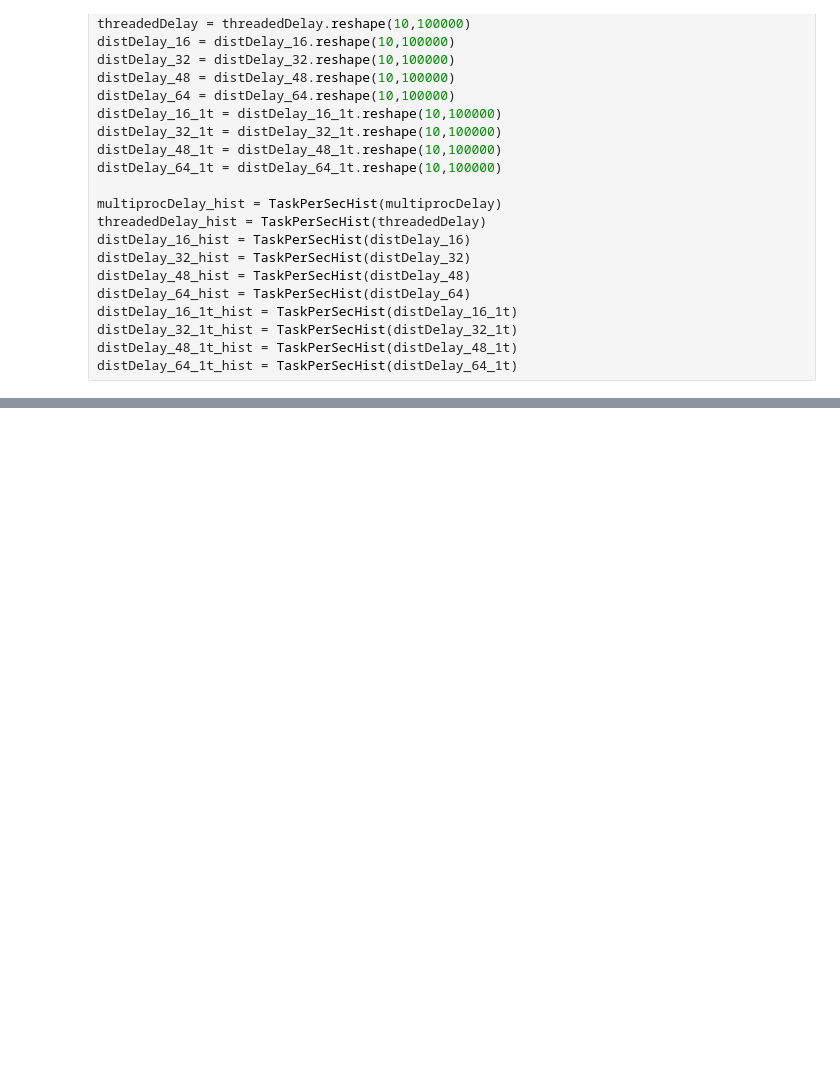
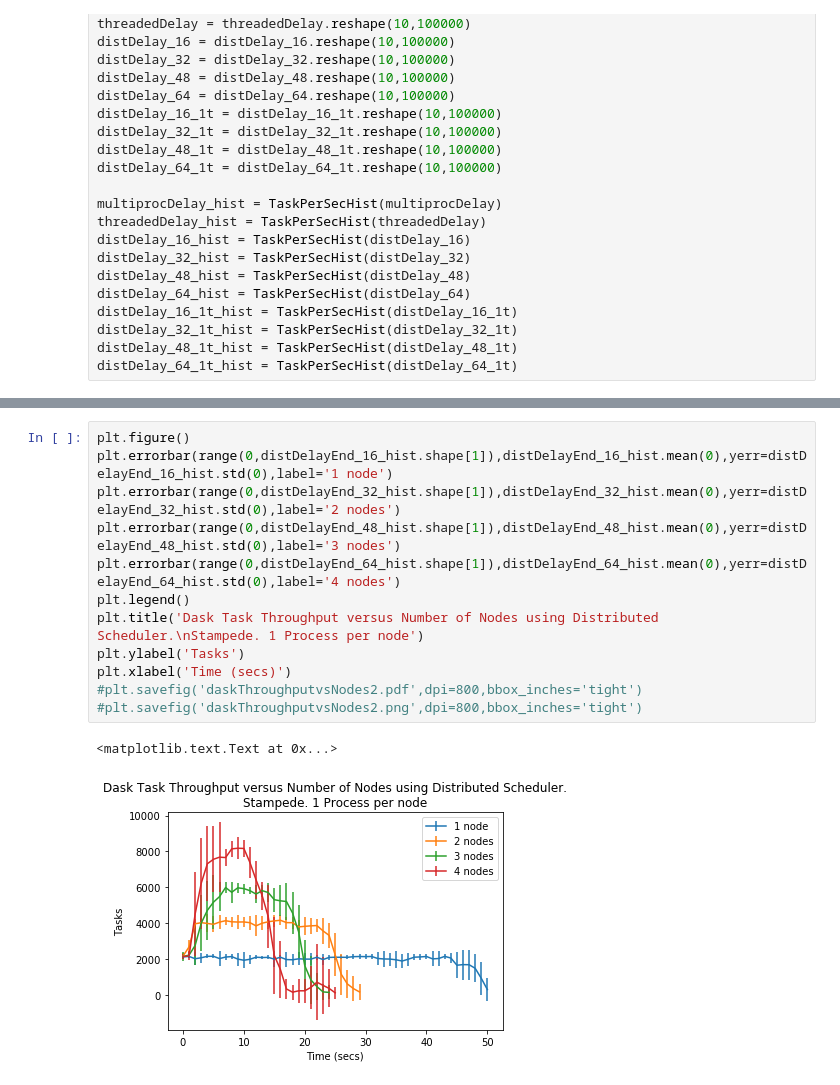
Before and after one commit to radical-experiments/midas_exps, a Jupyter notebook: dask/DaskAnalysisThroughput2.ipynb, the cells around one changed output, grey strips where cells are left out. Saved outputs shown, nothing was run; the diff lists cells and outputs as text; blank space fills up the shorter version.

```diff
--- a/dask/DaskAnalysisThroughput2.ipynb
+++ b/dask/DaskAnalysisThroughput2.ipynb
@@ -174,4 +223,19 @@ plt.savefig('daskThroughputvsNodes2.png',dpi=800,bbox_inches='tight')
 [figure]
+# %%
+plt.figure()
+plt.errorbar(range(0,distDelayEnd_16_hist.shape[1]),distDelayEnd_16_hist.mean(0),yerr=distDelayEnd_16_hist.std(0),label='1 node')
+plt.errorbar(range(0,distDelayEnd_32_hist.shape[1]),distDelayEnd_32_hist.mean(0),yerr=distDelayEnd_32_hist.std(0),label='2 nodes')
+plt.errorbar(range(0,distDelayEnd_48_hist.shape[1]),distDelayEnd_48_hist.mean(0),yerr=distDelayEnd_48_hist.std(0),label='3 nodes')
+plt.errorbar(range(0,distDelayEnd_64_hist.shape[1]),distDelayEnd_64_hist.mean(0),yerr=distDelayEnd_64_hist.std(0),label='4 nodes')
+plt.legend()
+plt.title('Dask Task Throughput versus Number of Nodes using Distributed Scheduler.\nStampede. 1 Process per node')
+plt.ylabel('Tasks')
+plt.xlabel('Time (secs)')
+#plt.savefig('daskThroughputvsNodes2.pdf',dpi=800,bbox_inches='tight')
+#plt.savefig('daskThroughputvsNodes2.png',dpi=800,bbox_inches='tight')
+# %% [output]
+<matplotlib.text.Text at 0x...>
+[figure, added]
 # %%
 plt.figure()
 plt.errorbar(range(0,distDelay_16_1t_hist.shape[1]),distDelay_16_1t_hist.mean(0),yerr=distDelay_16_1t_hist.std(0),label='1 node')
```
Also changed, not shown: parts of 10 cells of this notebook, 1 other file.
